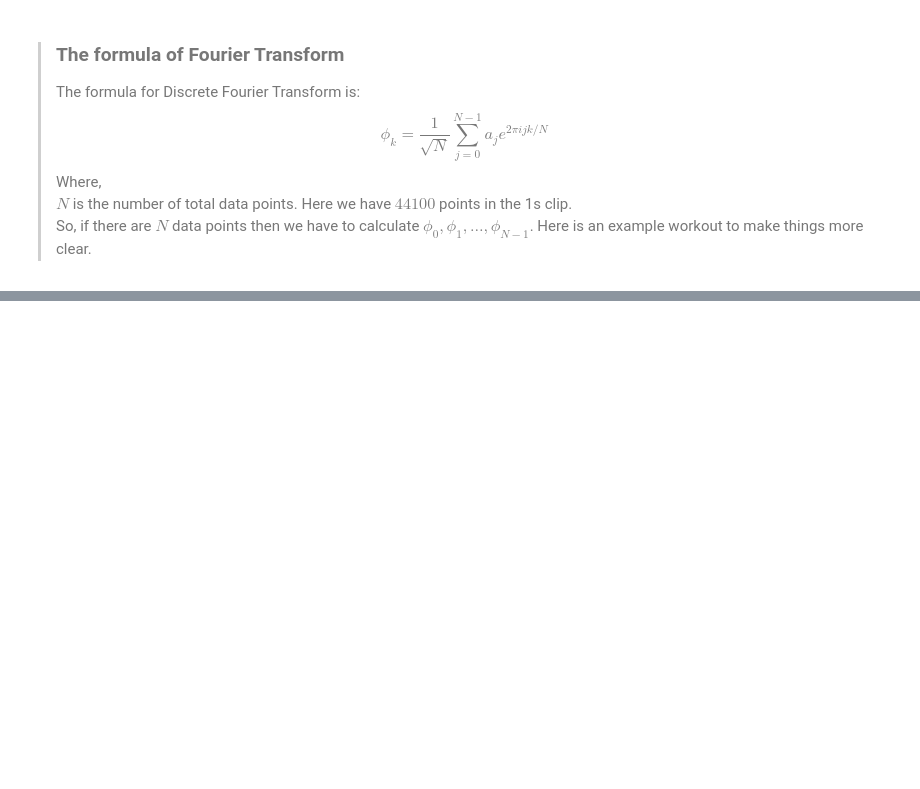
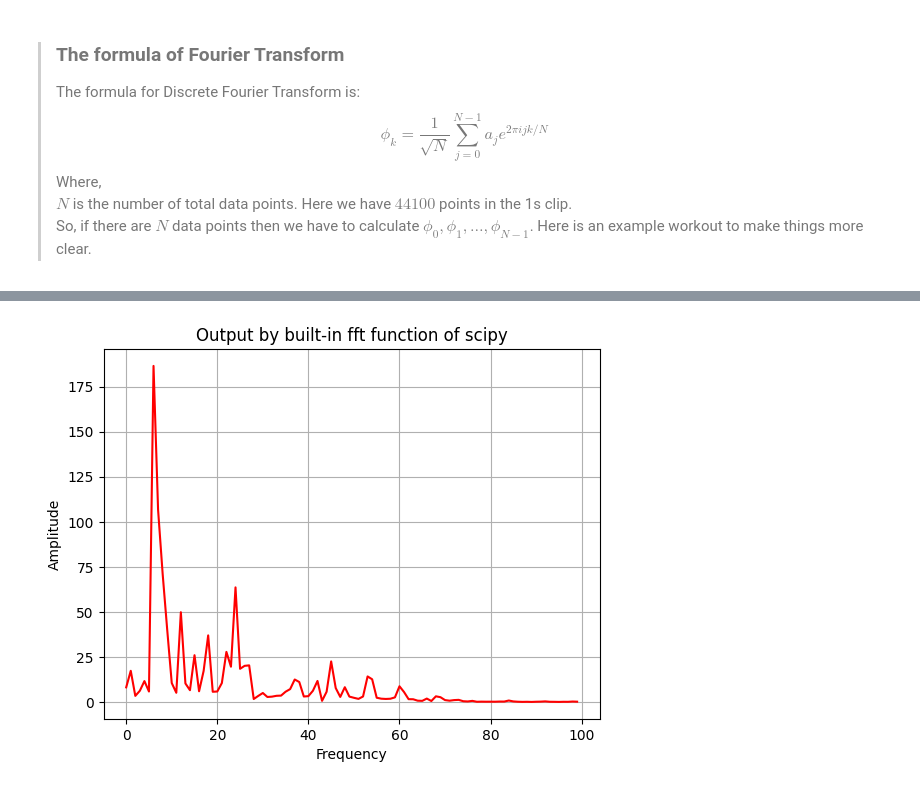
Before and after one commit to Biswayan375/Discrete-Time-Quantum-Walk, a Jupyter notebook: QuantumFourierTransform.ipynb, the cells around one changed output, grey strips where cells are left out. Drawn from its saved outputs; the diff is of its cells as text; code cells hidden in the pictures; blank space fills up the shorter version.

```diff
--- a/QuantumFourierTransform.ipynb
+++ b/QuantumFourierTransform.ipynb
@@ -110,0 +103,10 @@ After apply():
+# %%
+ff = fft(list(sound_data[:1000][1]))
+plt.plot([i for i in range(100)], abs(ff[:100]), c='red')
+plt.grid()
+plt.xlabel("Frequency")
+plt.ylabel("Amplitude")
+plt.title("Output by built-in fft function of scipy")
+plt.show()
+# %% [output]
+[figure, added]
```
Also changed, not shown: parts of 8 cells of this notebook.
